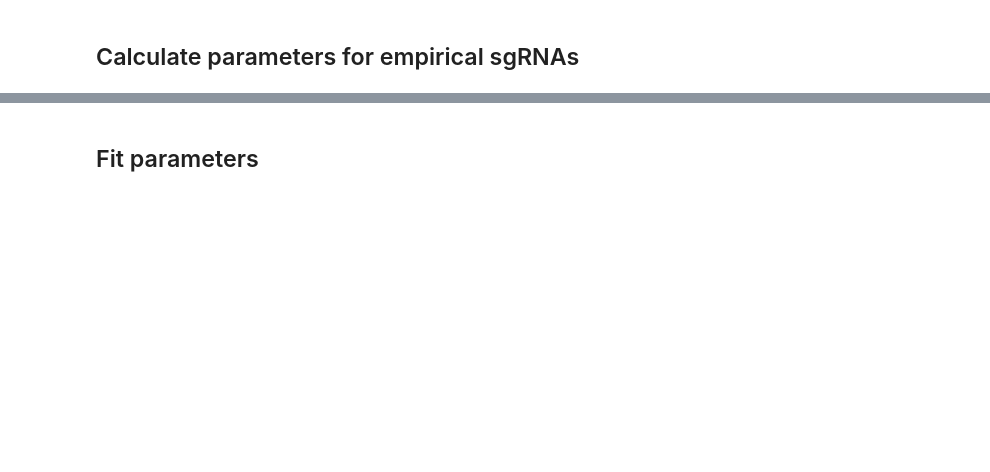
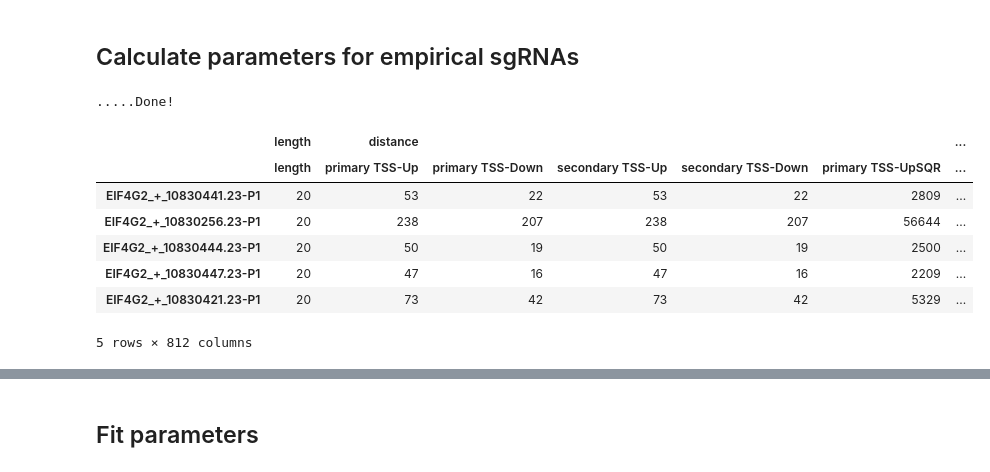
Before and after one commit to igemsoftware2020/GunnVistaPingry_US, a Jupyter notebook: iGEM_CRISPRi_Library_Design.ipynb, the cells around one changed output, grey strips where cells are left out. Cells and saved outputs as stored; diff of their text form; code cells hidden in the pictures; blank space fills up the shorter version.

```diff
--- a/iGEM_CRISPRi_Library_Design.ipynb
+++ b/iGEM_CRISPRi_Library_Design.ipynb
@@ -53,32 +42,30 @@ TEMP_FASTQ_FILE='igem_v1_temp_fastq_file'
 %run sgRNA_learning.py
 # %%
-#pd.read_excel(IGEM_EXCEL_FILE, index_col=0)
+#read the experiment data
 df=pd.read_excel(open(IGEM_EXCEL_FILE, 'rb'),
               sheet_name='Sheet1')
 df =df.dropna( subset = ['sgID'])
-df.set_index('sgID')
-
 
 df_research = df
 # %%
-df.columns
 libraryTable_research = df[['sgID','gene','transcript','protospacer sequence']]
-#libraryTable_research.rename(columns={'protospacer sequence':'sequence'})
-libraryTable_research= libraryTable_research.loc[1:,].set_index('sgID').rename(columns={'protospacer sequence':'sequence'})
-libraryTable_research
+libraryTable_research= libraryTable_research.loc[1:,].set_index('sgID').rename(columns={'protospacer sequence':'sequence','transcript':'transcripts'})
+
+#Exclude rows relating to the following gene so that we can calculate scores once we train our model
 GENE_TO_EXCLUDE= 'EIF4G1'
 
 #Select all genes except last one
-libraryTable_subset = libraryTable_research
 libraryTable_subset = libraryTable_research[ libraryTable_research['gene'] != GENE_TO_EXCLUDE ]
+#Read sgID
 sgInfoTable = parseAllSgIds(libraryTable_subset)
 
+#Read scores measured in the lab
 normedScores = df[['sgID','gene','Measured by Dr. Perli']].loc[1:,]
 normedScores = normedScores [ normedScores['gene'] != GENE_TO_EXCLUDE]
 
-#normedScores = normedScores [['sgID','Measured by Dr. Perli']].set_index('sgID').rename(columns={'Measured by Dr. Perli':''})
-#normedScores['Measured by Dr. Perli']= (-1)*normedScores['Measured by Dr. Perli']
 #normedScores['Measured by Dr. Perli']= np.log10(1/normedScores['Measured by Dr. Perli'])
+#For the CRISPRi scores measured in the Dr. Perli's lab with qRT-PCR lower the score better the guide, but in our model we will be predicting in such a way that better the score better the guide
+#Subtract the scores measured in lab from 1
 normedScores['Measured by Dr. Perli']= 1-normedScores['Measured by Dr. Perli']
 normedScores = normedScores [['sgID','Measured by Dr. Perli']].set_index('sgID').rename(columns={'Measured by Dr. Perli':''})
 # %%
@@ -128,11 +134,19 @@ bwhandleDict = {'dnase':BigWigFile(open(LARGE_FILE_DIR + 'large_data_files/wgEnc
 'faire':BigWigFile(open(LARGE_FILE_DIR + 'large_data_files/wgEncodeOpenChromFaireK562Sig.bigWig','rb')),
 'mnase':BigWigFile(open(LARGE_FILE_DIR + 'large_data_files/wgEncodeSydhNsomeK562Sig.bigWig','rb'))}
 # %%
-#import pdb
-#pdb.set_trace()
-#paramTable_trainingGuides = generateTypicalParamTable(libraryTable_subset,sgInfoTable, tssTable, p1p2Table, genomeDict, bwhandleDict)
 paramTable_trainingGuides = generateTypicalParamTableEx(libraryTable_subset,sgInfoTable, tssTable, p1p2Table, genomeDict, bwhandleDict)
+# %% [output]
+.....Done!
 # %%
-paramTable_trainingGuides
+paramTable_trainingGuides.head()
+# %% [output]
+|  | length | distance |  |  |  |  | ... |
+|  | length | primary TSS-Up | primary TSS-Down | secondary TSS-Up | secondary TSS-Down | primary TSS-UpSQR | ... |
+| EIF4G2_+_10830441.23-P1 | 20 | 53 | 22 | 53 | 22 | 2809 | ... |
+| EIF4G2_+_10830256.23-P1 | 20 | 238 | 207 | 238 | 207 | 56644 | ... |
+| EIF4G2_+_10830444.23-P1 | 20 | 50 | 19 | 50 | 19 | 2500 | ... |
+| EIF4G2_+_10830447.23-P1 | 20 | 47 | 16 | 47 | 16 | 2209 | ... |
+| EIF4G2_+_10830421.23-P1 | 20 | 73 | 42 | 73 | 42 | 5329 | ... |
+5 rows × 812 columns
 # %%
 paramTable_trainingGuides.describe()
```
Also changed, not shown: parts of 42 cells of this notebook.
